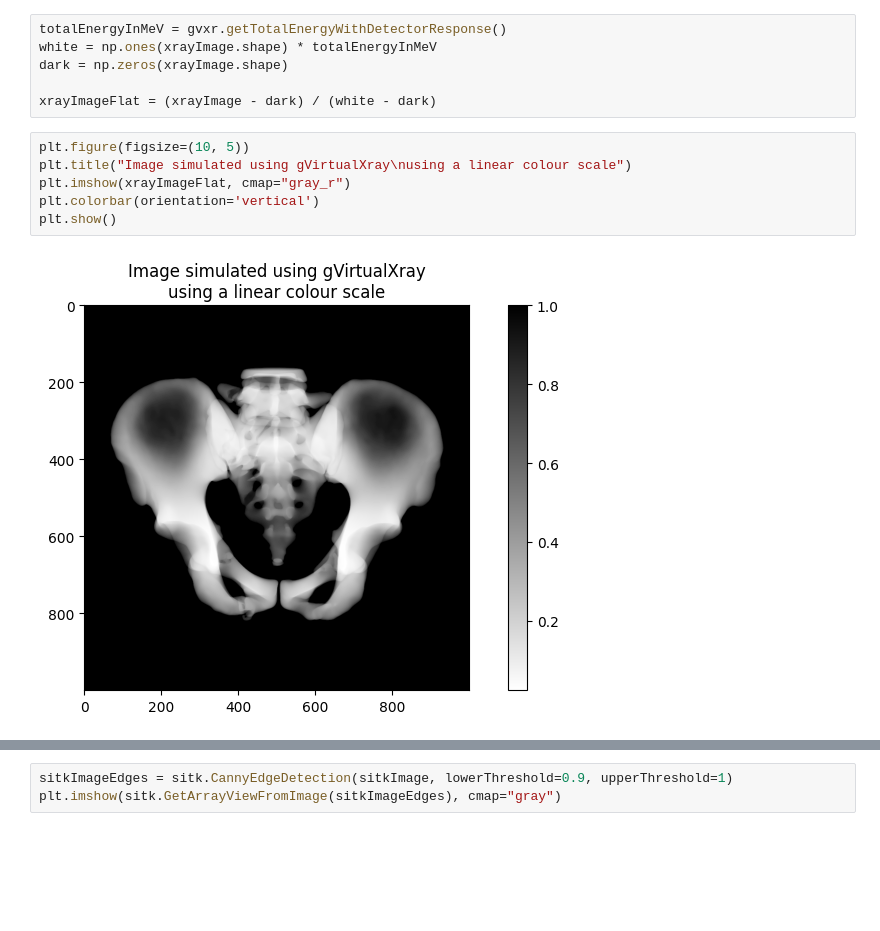
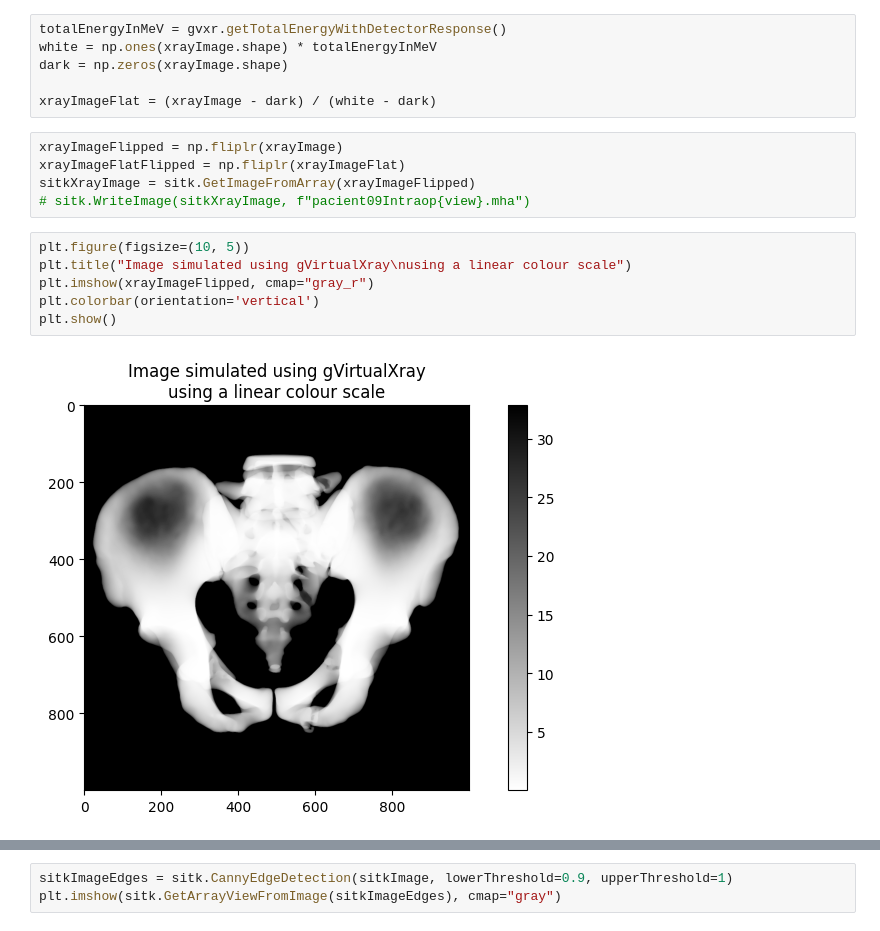
Before and after one commit to Vojtech-Benda/ca_isf, a Jupyter notebook: virtualxray.ipynb, the cells around one changed output, grey strips where cells are left out. Saved outputs shown, nothing was run; the diff lists cells and outputs as text; blank space fills up the shorter version.

```diff
--- a/virtualxray.ipynb
+++ b/virtualxray.ipynb
@@ -34,11 +45,16 @@ white = np.ones(xrayImage.shape) * totalEnergyInMeV
 dark = np.zeros(xrayImage.shape)
 
 xrayImageFlat = (xrayImage - dark) / (white - dark)
+# %%
+xrayImageFlipped = np.fliplr(xrayImage)
+xrayImageFlatFlipped = np.fliplr(xrayImageFlat)
+sitkXrayImage = sitk.GetImageFromArray(xrayImageFlipped)
+# sitk.WriteImage(sitkXrayImage, f"pacient09Intraop{view}.mha")
 # %%
 plt.figure(figsize=(10, 5))
 plt.title("Image simulated using gVirtualXray\nusing a linear colour scale")
-plt.imshow(xrayImageFlat, cmap="gray_r")
+plt.imshow(xrayImageFlipped, cmap="gray_r")
 plt.colorbar(orientation='vertical')
 plt.show()
 # %% [output]
-[figure, old version]
+[figure, new version]
```
Also changed, not shown: parts of 10 cells of this notebook, 4 other files.
